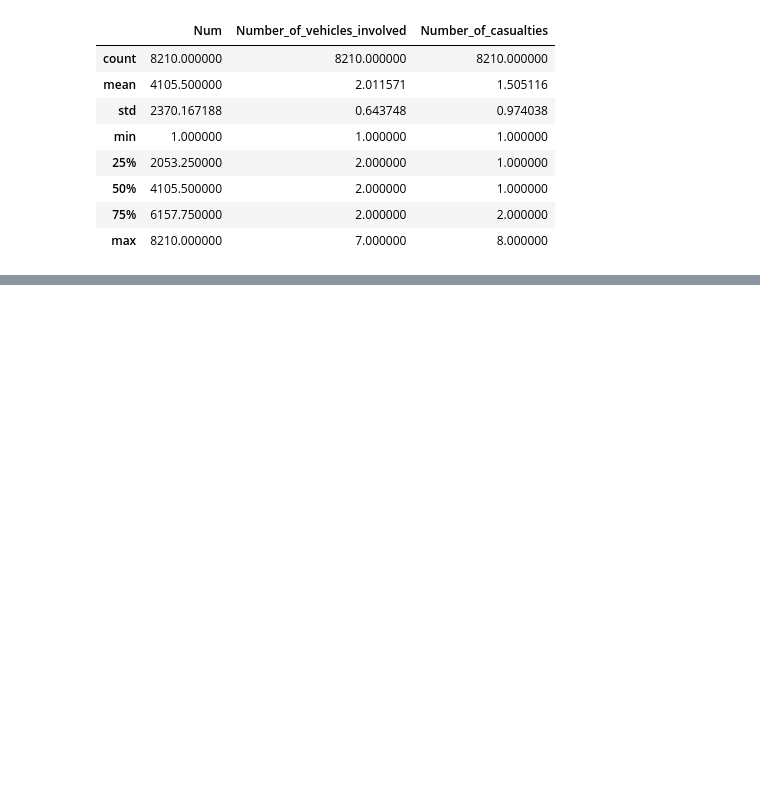
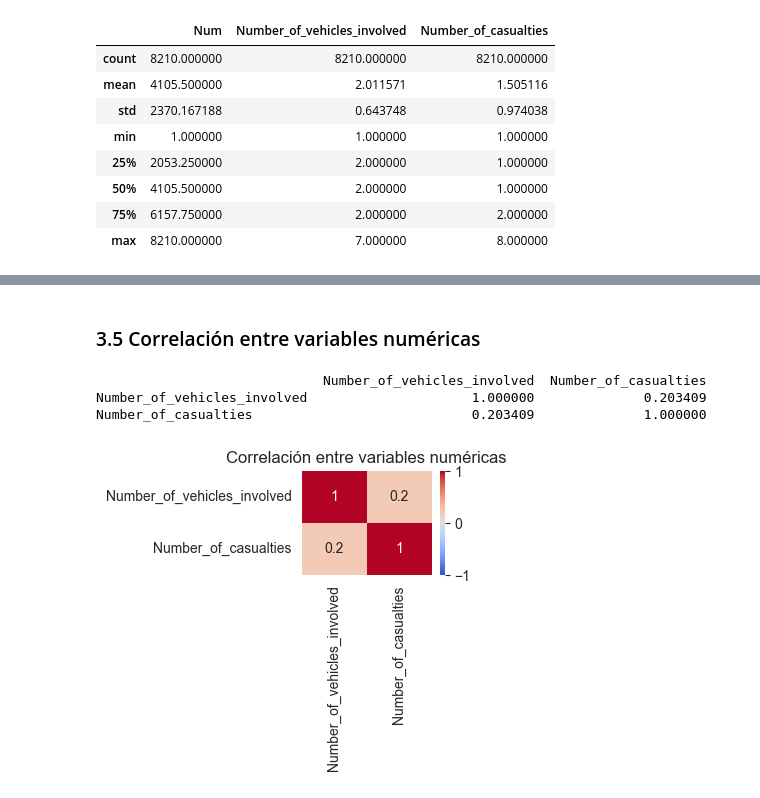
Before and after one commit to CarolinaArboleda/Proyecto_Modelos1, a Jupyter notebook: fase-1/ProyectoModelos.ipynb, the cells around one changed output, grey strips where cells are left out. Drawn from its saved outputs; the diff is of its cells as text; code cells hidden in the pictures; blank space fills up the shorter version.

```diff
--- a/fase-1/ProyectoModelos.ipynb
+++ b/fase-1/ProyectoModelos.ipynb
@@ -322,0 +272,17 @@ Name: count, dtype: int64
+# %% [markdown]
+### 3.5 Correlación entre variables numéricas
+# %%
+num_cols_eda = ["Number_of_vehicles_involved", "Number_of_casualties"]
+corr = df[num_cols_eda].corr()
+print(corr)
+
+plt.figure(figsize=(4, 3.5))
+sns.heatmap(corr, annot=True, cmap="coolwarm", vmin=-1, vmax=1)
+plt.title("Correlación entre variables numéricas")
+plt.tight_layout()
+plt.show()
+# %% [output]
+                             Number_of_vehicles_involved  Number_of_casualties
+Number_of_vehicles_involved                     1.000000              0.203409
+Number_of_casualties                            0.203409              1.000000
+[figure, added]
```
Also changed, not shown: parts of 39 cells of this notebook.
